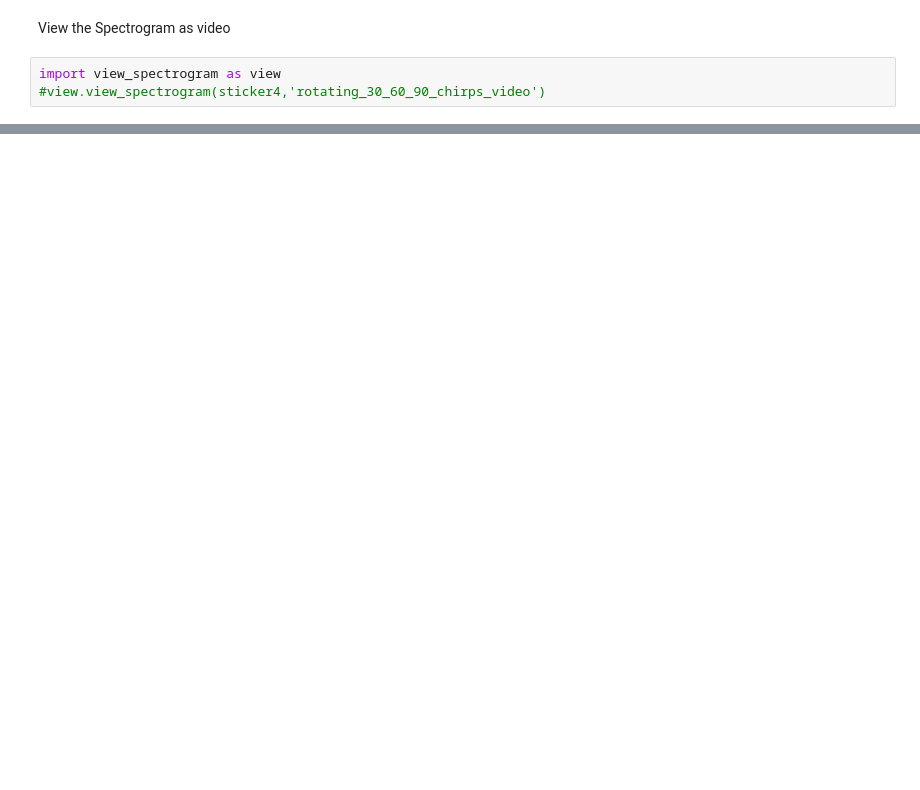
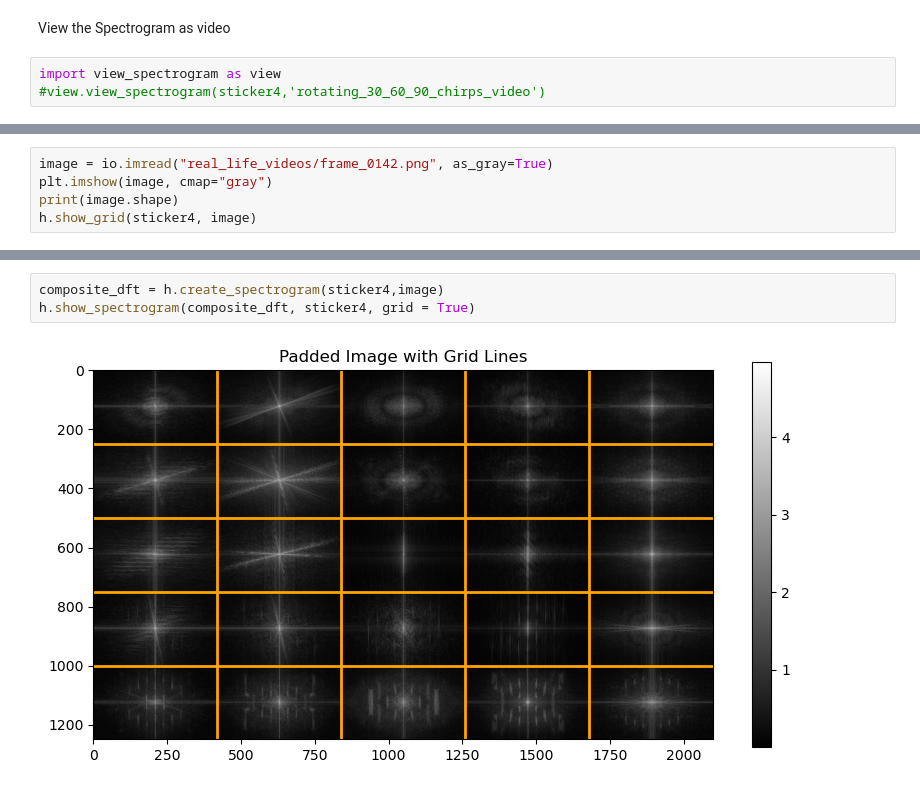
Before and after one commit to henryfriedman/Image_Processing_Project, a Jupyter notebook: post.ipynb, the cells around one changed output, grey strips where cells are left out. Cells and saved outputs as stored; diff of their text form; blank space fills up the shorter version.

```diff
--- a/post.ipynb
+++ b/post.ipynb
@@ -252,0 +271,5 @@ import view_spectrogram as view
+# %%
+image = io.imread("real_life_videos/frame_0142.png", as_gray=True)
+plt.imshow(image, cmap="gray")
+print(image.shape)
+h.show_grid(sticker4, image)
@@ -252,0 +280,5 @@ import view_spectrogram as view
+# %%
+composite_dft = h.create_spectrogram(sticker4,image)
+h.show_spectrogram(composite_dft, sticker4, grid = True)
+# %% [output]
+[figure, added]
```
Also changed, not shown: parts of 16 cells of this notebook, 4 other files.
